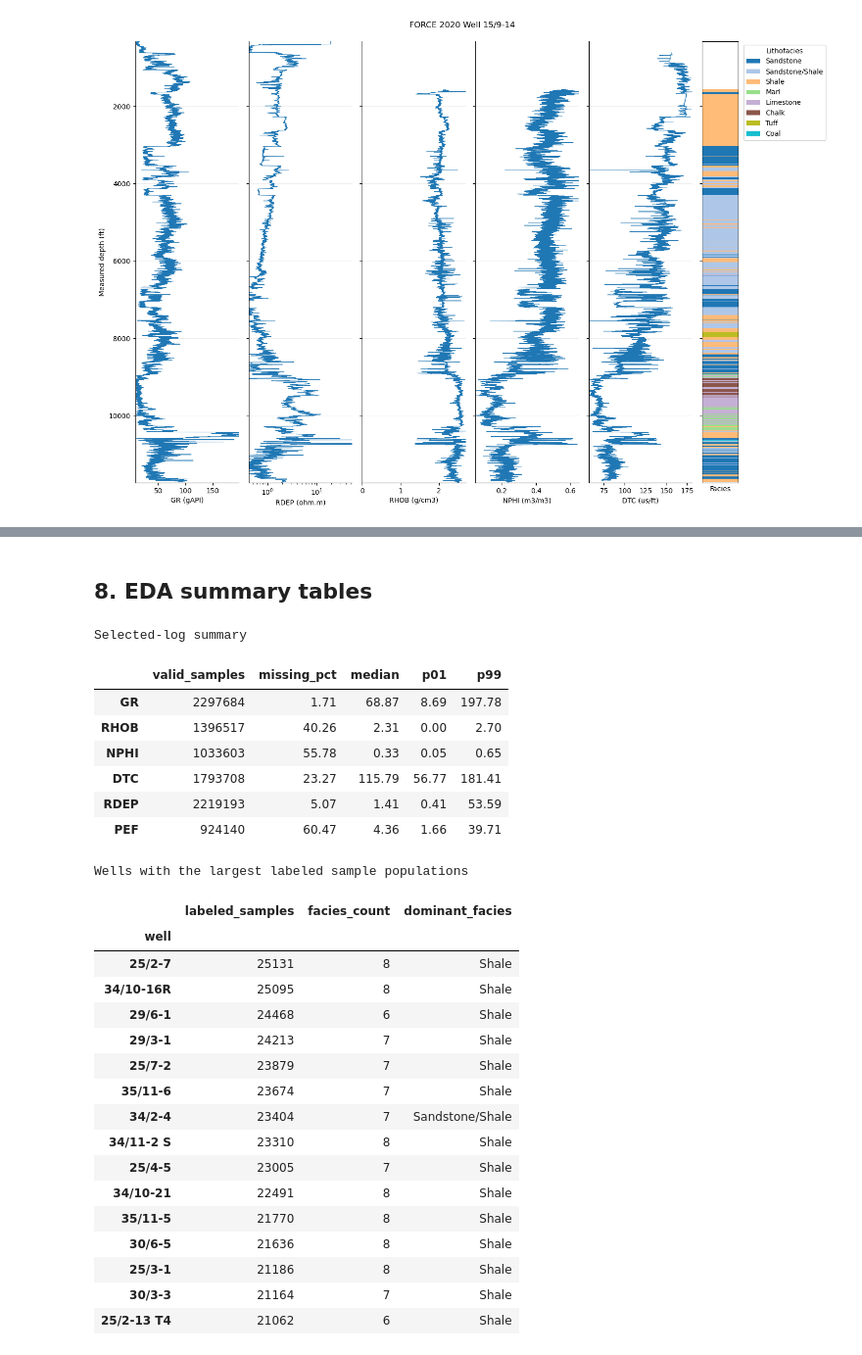
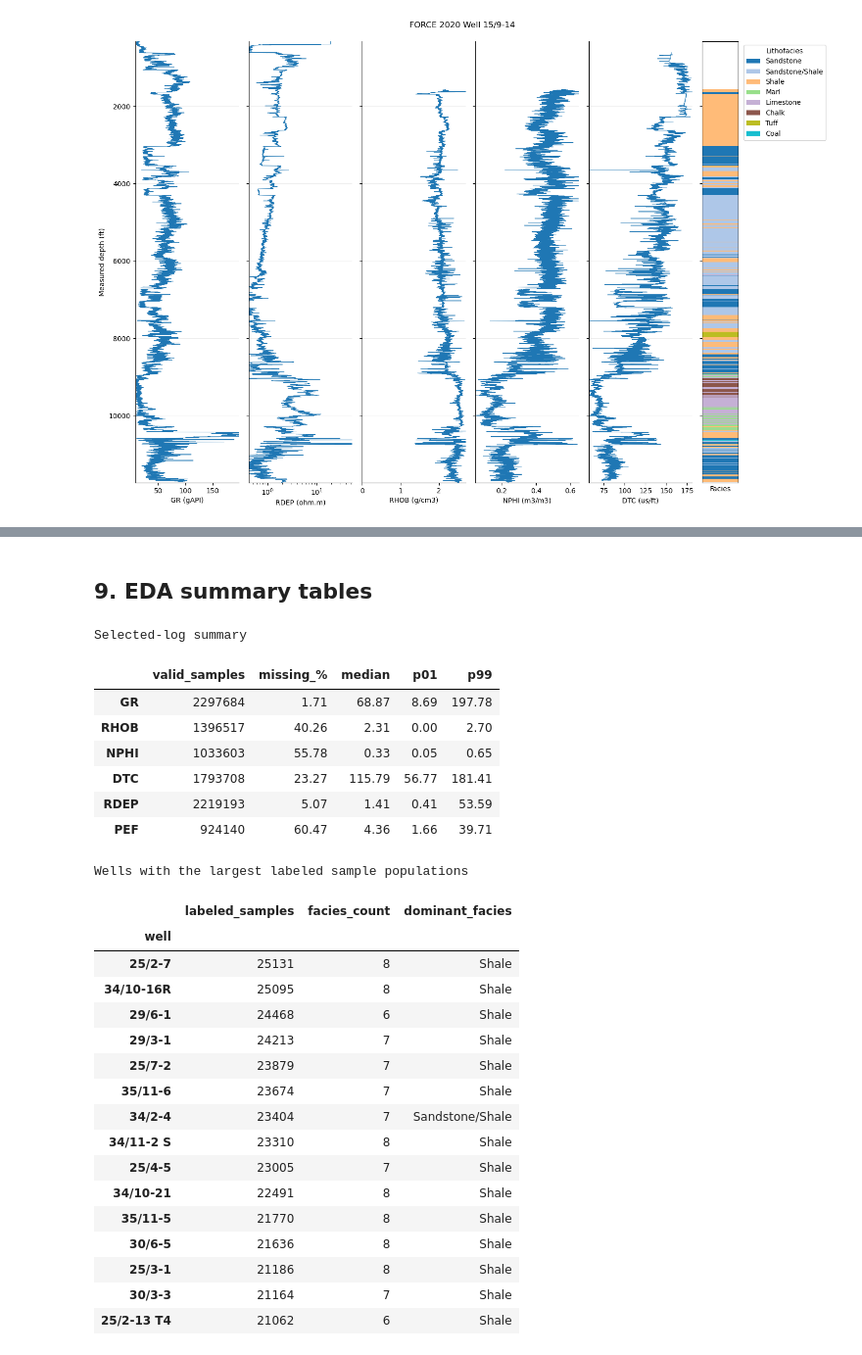
Before and after one commit to leraos/force_2020_well_log_analysis, a Jupyter notebook: notebooks/02_exploratory_data_analysis.ipynb, the cells around one changed output, grey strips where cells are left out. Shown at 98% size. Cells and saved outputs as stored; diff of their text form; code cells hidden in the pictures.

```diff
--- a/notebooks/02_exploratory_data_analysis.ipynb
+++ b/notebooks/02_exploratory_data_analysis.ipynb
@@ -1025,11 +1308,11 @@ for well in PANEL_WELLS:
 # %% [markdown]
-## 8. EDA summary tables
+## 9. EDA summary tables
 # %%
 ### summarize the principal findings numerically
 log_summary = pd.DataFrame(
     {
         "valid_samples": samples[KEY_LOGS].notna().sum(),
-        "missing_pct": samples[KEY_LOGS].isna().mean() * 100,
+        "missing_%": samples[KEY_LOGS].isna().mean() * 100,
         "median": samples[KEY_LOGS].median(),
         "p01": samples[KEY_LOGS].quantile(0.01),
         "p99": samples[KEY_LOGS].quantile(0.99),
@@ -1038,34 +1321,34 @@ log_summary = pd.DataFrame(
 
 well_facies_summary = pd.DataFrame(
     {
         "labeled_samples": labeled_samples.groupby(
             "well",
             observed=True,
         ).size(),
         "facies_count": labeled_samples.groupby(
             "well",
             observed=True,
         )["lithofacies"].nunique(),
         "dominant_facies": labeled_samples.groupby(
             "well",
             observed=True,
         )["lithofacies"].agg(
             lambda series: series.value_counts().index[0]
         ),
     }
 ).sort_values(
     "labeled_samples",
     ascending=False,
 )
 
 print("Selected-log summary")
 display(log_summary)
 
 print("Wells with the largest labeled sample populations")
 display(well_facies_summary.head(15))
 # %% [output]
 Selected-log summary
-|  | valid_samples | missing_pct | median | p01 | p99 |
+|  | valid_samples | missing_% | median | p01 | p99 |
 | GR | 2297684 | 1.71 | 68.87 | 8.69 | 197.78 |
 | RHOB | 1396517 | 40.26 | 2.31 | 0.00 | 2.70 |
 | NPHI | 1033603 | 55.78 | 0.33 | 0.05 | 0.65 |
```
Also changed, not shown: parts of 19 cells of this notebook, 5 other files.
